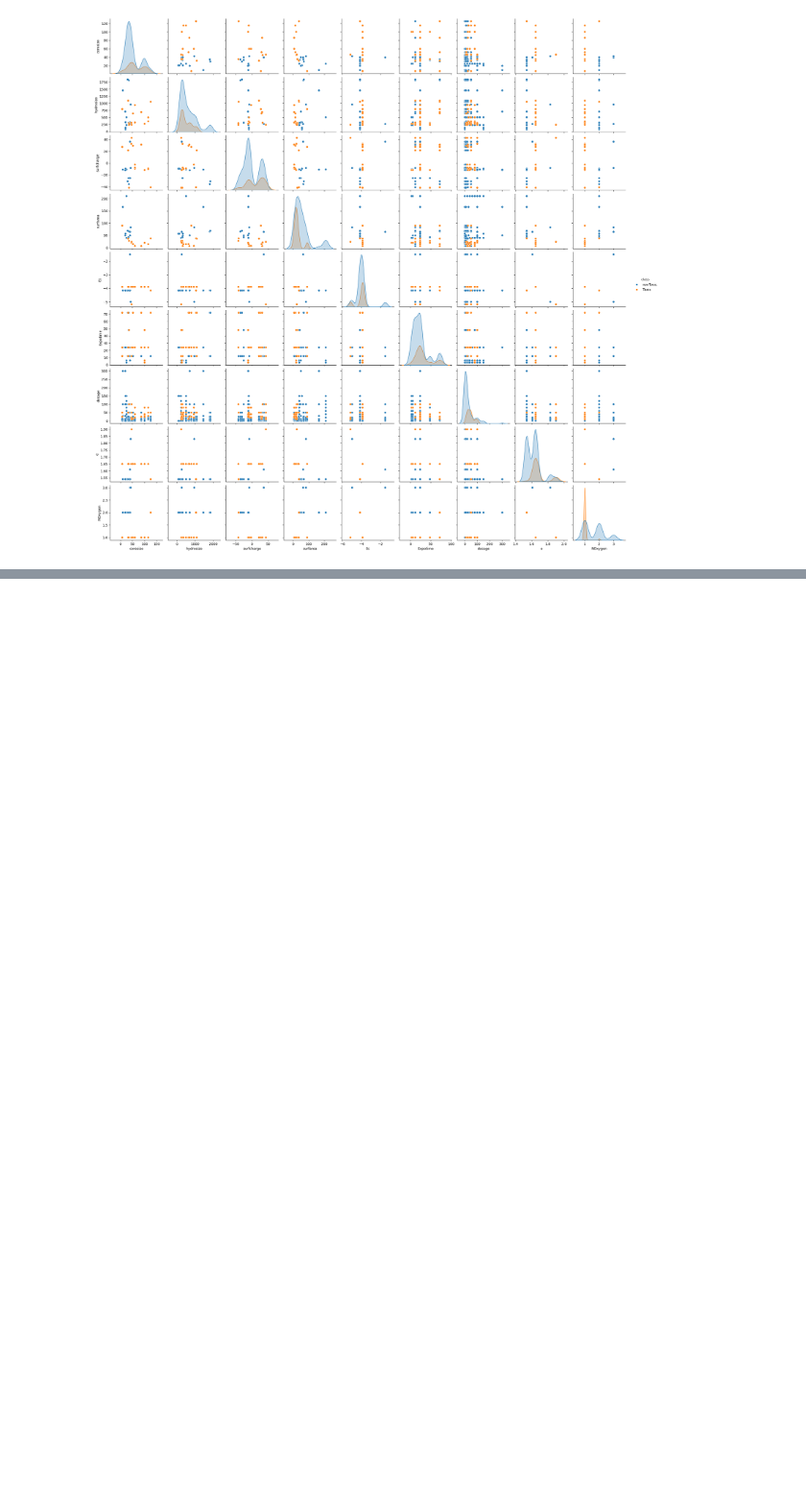
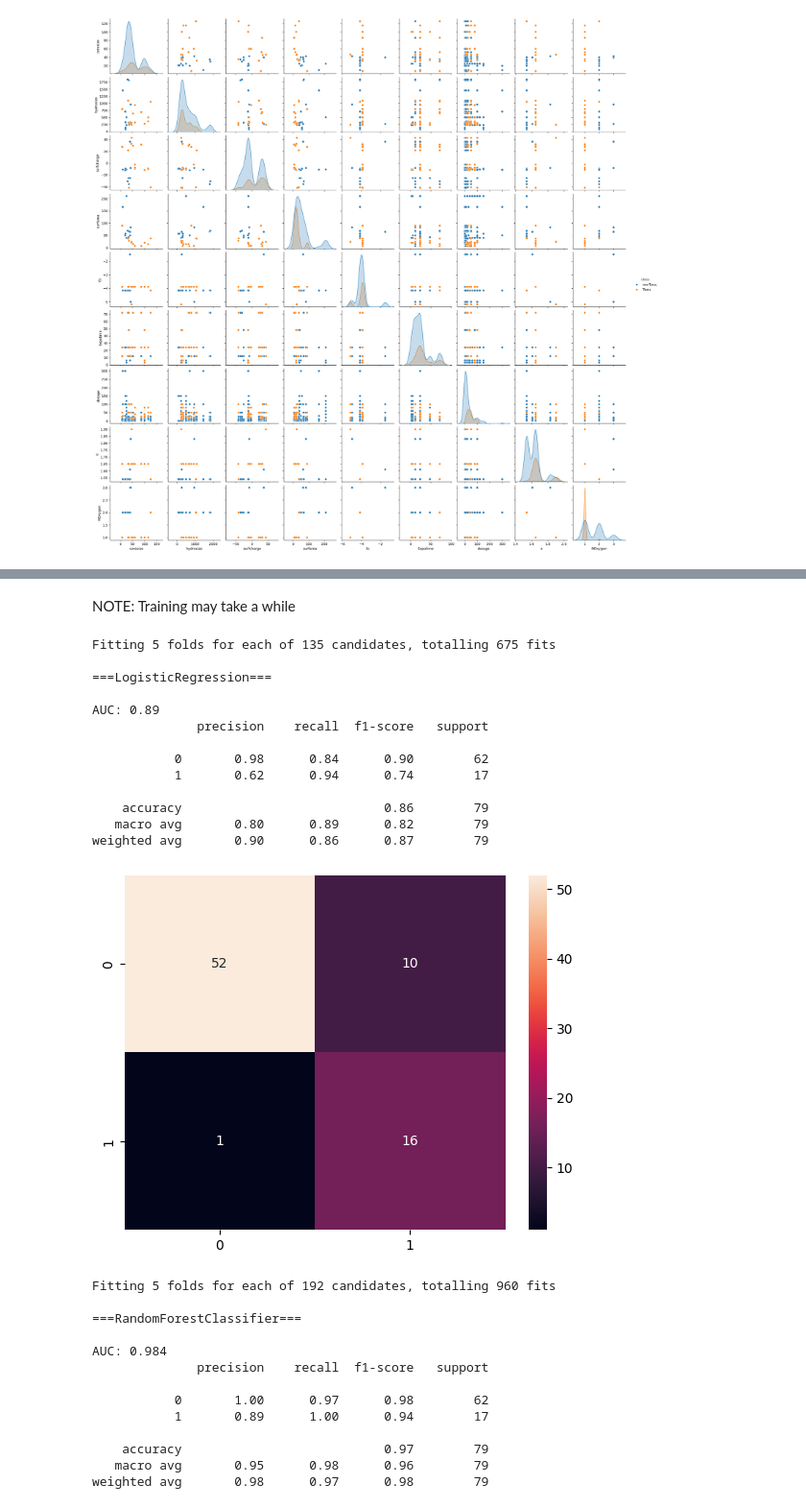
Before and after one commit to gabeLin300/Nanoparticle-Toxicity-Classification, a Jupyter notebook: toxicity_classification.ipynb, the cells around one changed output, grey strips where cells are left out. Shown: that part at 96% size. Saved outputs shown, nothing was run; the diff lists cells and outputs as text; code cells hidden in the pictures; blank space fills up the shorter version.

Commit message:
implemented sklearn pipeline and metrics for evaluation

```diff
--- a/toxicity_classification.ipynb
+++ b/toxicity_classification.ipynb
@@ -139,7 +160,17 @@ preprocess = ColumnTransformer(
     remainder="drop",
 )
 
-classifier = Pipeline([
+clf_lr = Pipeline([
     ("preprocess", preprocess),
     ("clf",LogisticRegression())
 ])
+
+clf_rf = Pipeline([
+    ("preprocess", preprocess),
+    ("clf",RandomForestClassifier())
+])
+
+clf_sv = Pipeline([
+    ("preprocess", preprocess),
+    ("clf",SVC())
+])
@@ -172,3 +199,0 @@ param_grid = [
-# %%
-clf = RandomizedSearchCV(classifier, param_distributions=param_grid, error_score=np.nan)
-clf.fit(X_train, y_train)
@@ -210,2 +200,60 @@ RandomizedSearchCV(estimator=Pipeline(steps=[('preprocess',
+# %%
+def fit_eval(model, param_grid, X_train, y_train, X_test, y_test, folds, scoring):
+
+    name = type(model[1]).__name__
+    clf = GridSearchCV(model,
+                       param_grid=param_grid,
+                       error_score=np.nan,
+                       verbose=1,
+                       cv=folds,
+                       scoring=scoring,
+                       refit=True)
+    clf.fit(X_train, y_train)
+
+    y_score = clf.predict_proba(X_test)[:,1] if hasattr(model, 'predict_proba') else clf.decision_function(X_test)
+
+    y_pred = clf.predict(X_test)
+    auc = round(roc_auc_score(y_test, y_pred),3)
+
+    print(f'\n==={name}===')
+    print(f'\nAUC: {auc}')
+    print(classification_report(y_test, y_pred))
+    sns.heatmap(confusion_matrix(y_test, y_pred), annot=True)
+    plt.show()
+
+    return {'name':name, 'y_score':y_score, 'auc':auc}
+# %% [markdown]
+NOTE: Training may take a while
 # %%
-y_pred = clf.predict(X_test)
+results = []
+results.append(fit_eval(clf_lr, param_grid['clf_lr'], X_train, y_train, X_test, y_test, folds=5, scoring='recall'))
+results.append(fit_eval(clf_rf, param_grid['clf_rf'], X_train, y_train, X_test, y_test, folds=5, scoring='recall'))
+results.append(fit_eval(clf_sv, param_grid['clf_sv'], X_train, y_train, X_test, y_test, folds=5, scoring='recall'))
+# %% [output]
+Fitting 5 folds for each of 135 candidates, totalling 675 fits
+
+===LogisticRegression===
+
+AUC: 0.89
+              precision    recall  f1-score   support
+
+           0       0.98      0.84      0.90        62
+           1       0.62      0.94      0.74        17
+
+    accuracy                           0.86        79
+   macro avg       0.80      0.89      0.82        79
+weighted avg       0.90      0.86      0.87        79
+[figure, added]
+Fitting 5 folds for each of 192 candidates, totalling 960 fits
+
+===RandomForestClassifier===
+
+AUC: 0.984
+              precision    recall  f1-score   support
+
+           0       1.00      0.97      0.98        62
+           1       0.89      1.00      0.94        17
+
+    accuracy                           0.97        79
+   macro avg       0.95      0.98      0.96        79
+weighted avg       0.98      0.97      0.98        79
```
Also changed, not shown: parts of 24 cells of this notebook.
